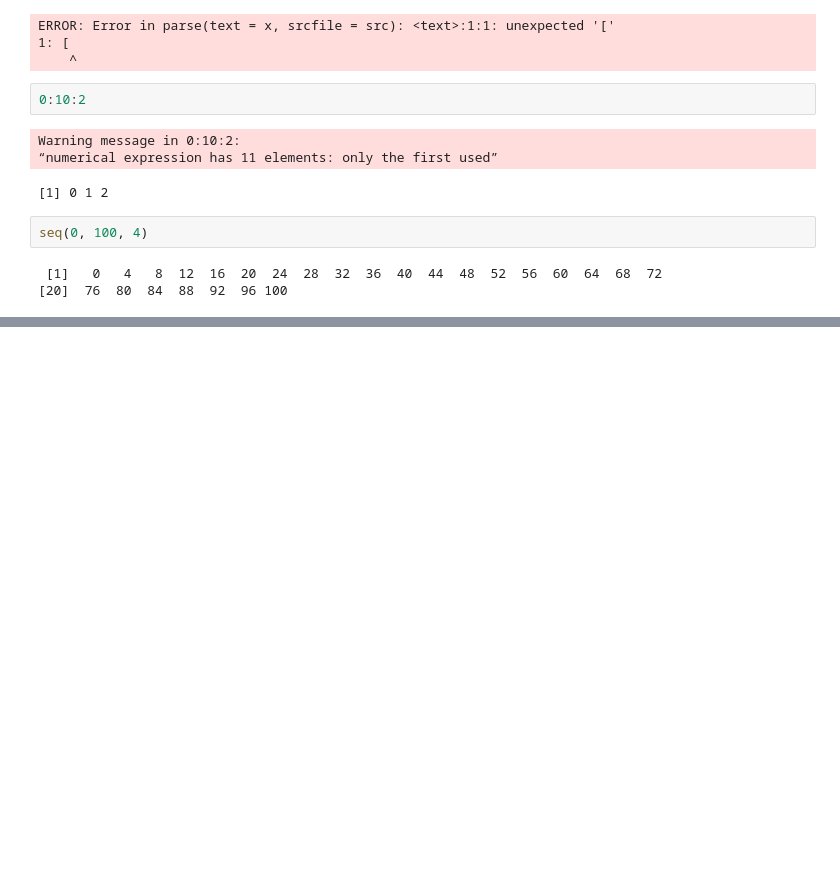
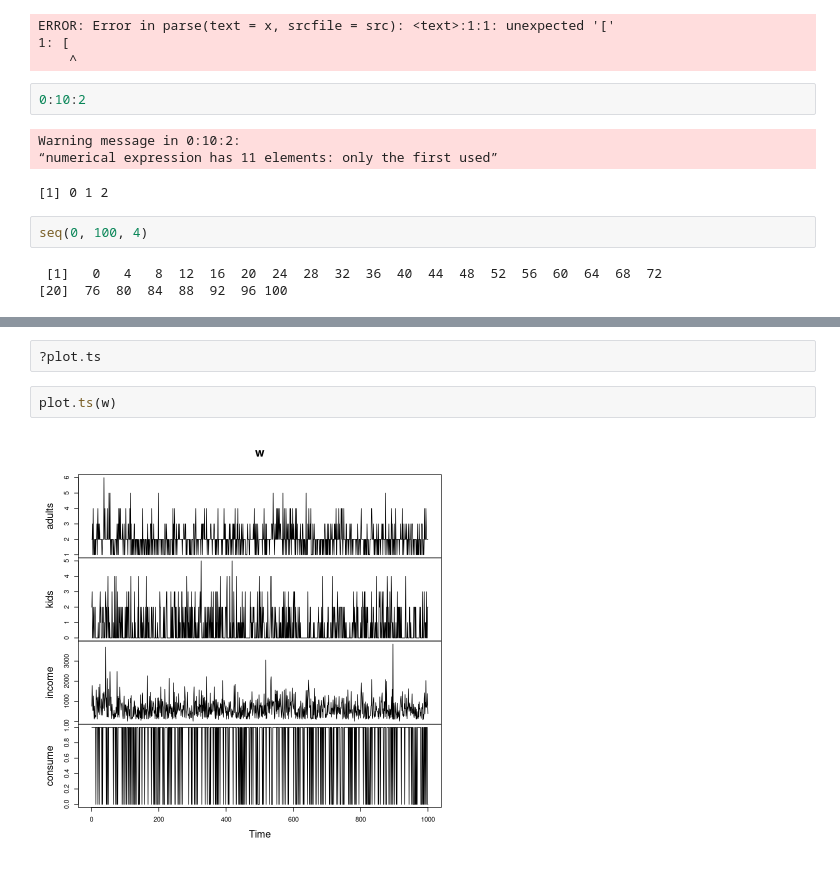
Before and after one commit to gleon99/mafe, a Jupyter notebook: 0/r/1.ipynb, the cells around one changed output, grey strips where cells are left out. Cells and saved outputs as stored; diff of their text form; blank space fills up the shorter version.

```diff
--- a/0/r/1.ipynb
+++ b/0/r/1.ipynb
@@ -309,0 +578,6 @@ seq(0, 100, 4)
+# %%
+?plot.ts
+# %%
+plot.ts(w)
+# %% [output]
+[figure, added]
```
Also changed, not shown: parts of 73 cells of this notebook.
